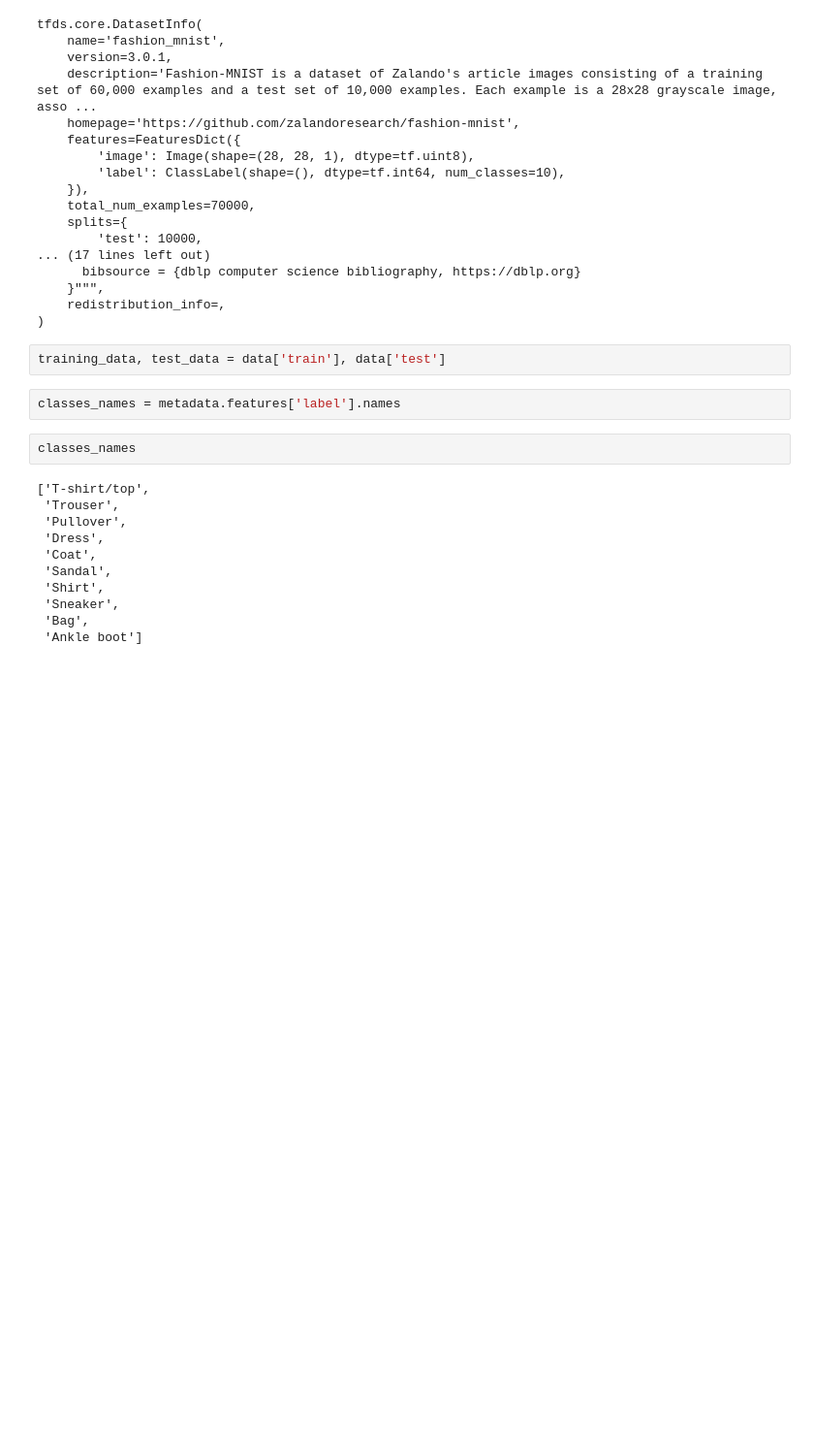
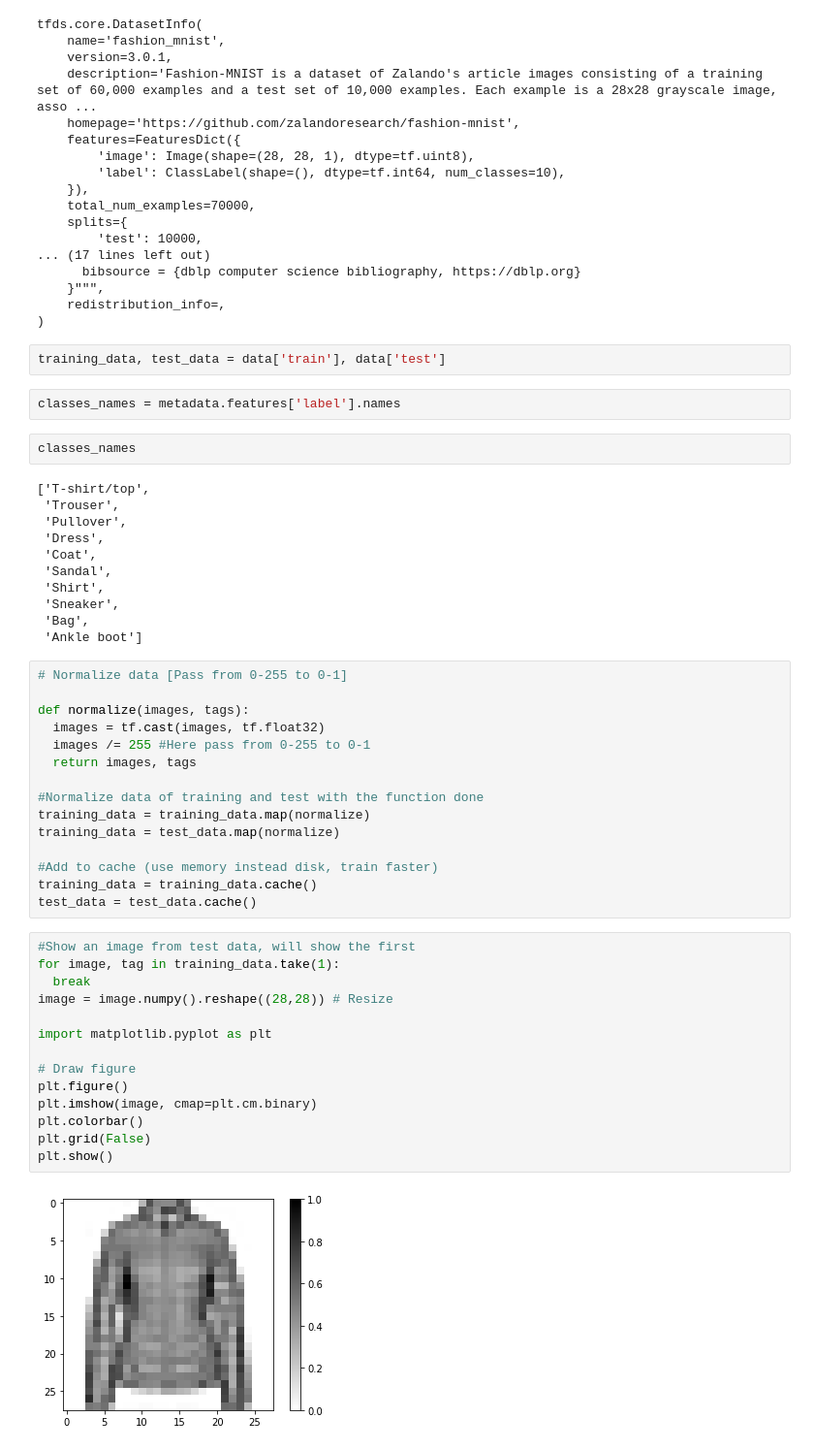
Before and after one commit to iofabela/tf_clothes_sorter, a Jupyter notebook: tf_clothes_sorter.ipynb, the cells around one changed output. Shown at 97% size. Cells and saved outputs as stored; diff of their text form; blank space fills up the shorter version.

```diff
--- a/tf_clothes_sorter.ipynb
+++ b/tf_clothes_sorter.ipynb
@@ -53,3 +53,34 @@ classes_names
  'Sneaker',
  'Bag',
  'Ankle boot']
+# %%
+# Normalize data [Pass from 0-255 to 0-1]
+
+def normalize(images, tags):
+  images = tf.cast(images, tf.float32)
+  images /= 255 #Here pass from 0-255 to 0-1
+  return images, tags
+
+#Normalize data of training and test with the function done
+training_data = training_data.map(normalize)
+training_data = test_data.map(normalize)
+
+#Add to cache (use memory instead disk, train faster)
+training_data = training_data.cache()
+test_data = test_data.cache()
+# %%
+#Show an image from test data, will show the first
+for image, tag in training_data.take(1):
+  break
+image = image.numpy().reshape((28,28)) # Resize
+
+import matplotlib.pyplot as plt
+
+# Draw figure
+plt.figure()
+plt.imshow(image, cmap=plt.cm.binary)
+plt.colorbar()
+plt.grid(False)
+plt.show()
+# %% [output]
+[figure, added]
```
Also changed, not shown: parts of 1 cell of this notebook.
